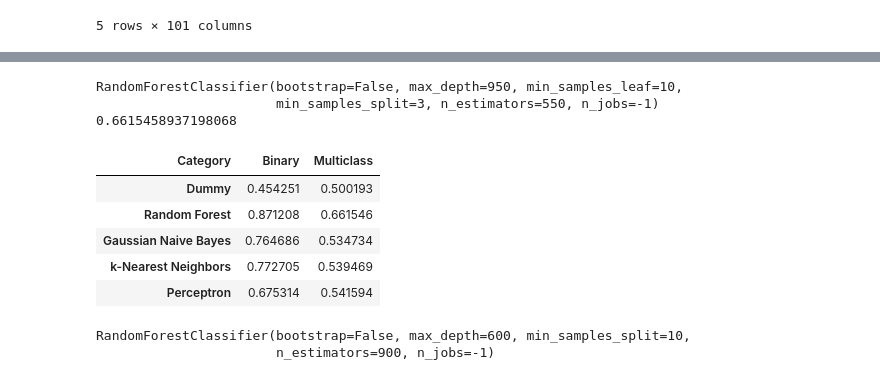
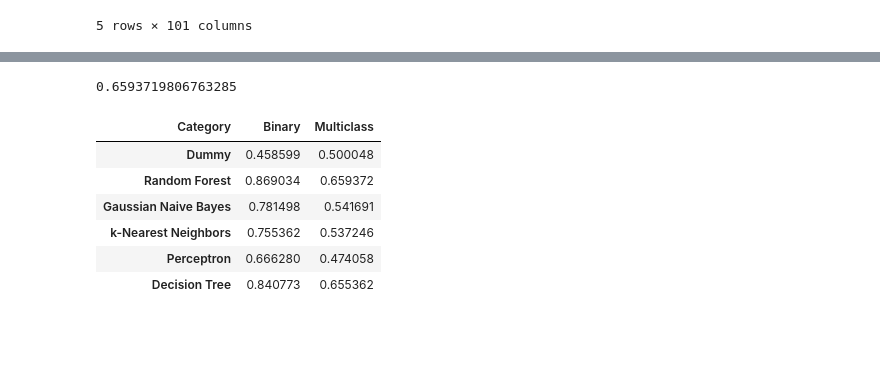
Before and after one commit to ToxPuro/Intro_to_ML_project, a Jupyter notebook: project.ipynb, the cells around one changed output, grey strips where cells are left out. Saved outputs shown, nothing was run; the diff lists cells and outputs as text; code cells hidden in the pictures; blank space fills up the shorter version.

```diff
--- a/project.ipynb
+++ b/project.ipynb
@@ -440,6 +487,5 @@ RandomForestClassifier(max_depth=700, max_features='sqrt', min_samples_leaf=8,
 # %%
-#Binary Random Forest
-from sklearn.ensemble import RandomForestClassifier
+#Multiclass Random Forest
 
 RFC = RandomForestClassifier(n_jobs=-1)
 
@@ -458,68 +504,32 @@ param_grid = {
 grid = RandomizedSearchCV(RFC, cv=10, param_distributions=param_grid, n_iter=100)
 grid.fit(features, target)
 
-print(grid.best_estimator_)
+multiclass_random_forest_table=pd.DataFrame(grid.cv_results_)
+multiclass_random_forest_table.sort_values(by=['rank_test_score', 'mean_test_score', 'std_test_score'], ascending=(True, False, True), inplace=True)
+multiclass_random_forest_table.reset_index(drop=True, inplace=True)
 
-df=pd.DataFrame(grid.cv_results_)
-df.sort_values(by=['rank_test_score', 'mean_test_score', 'std_test_score'], ascending=(True, False, True), inplace=True)
-df.reset_index(drop=True, inplace=True)
-df.head()
-
-print(df.loc[0, 'mean_test_score'])
-multiclass_random_forest_table = df.copy()
+print(multiclass_random_forest_table.loc[0, 'mean_test_score'])
 multiclass_forest = multiclass_random_forest_table.loc[0, 'mean_test_score']
 # %% [output]
-RandomForestClassifier(bootstrap=False, max_depth=950, min_samples_leaf=10,
-                       min_samples_split=3, n_estimators=550, n_jobs=-1)
-0.6615458937198068
+0.6593719806763285
 # %%
-binary_arr = [binary_dummy, binary_forest, binary_GNB, binary_kNN_acc[0], binary_perceptron, binary_tree]
+#Accuracy Comparison Table
+
+binary_arr = [binary_dummy, binary_forest, binary_GNB, binary_kNN_acc[0], binary_perceptron,
+              binary_tree_table['Accuracy'].iloc[0]]
 multiclass_arr = [multiclass_dummy, multiclass_forest, multiclass_GNB, multiclass_kNN_acc[0], chained_perceptron,
-                  multiclass_tree]
-names = ['Dummy', 'Random Forest', 'Gaussian Naive Bayes', 'k-Nearest Neighbors', 'Perceptron', 'Binary Tree']
+                  tree_table['Accuracy'].iloc[0]]
+names = ['Dummy', 'Random Forest', 'Gaussian Naive Bayes', 'k-Nearest Neighbors', 'Perceptron', 'Decision Tree']
 accuracy_table = pd.DataFrame(data=[binary_arr, multiclass_arr], columns=names)
 accuracy_table.index = ['Binary', 'Multiclass']
 accuracy_table.index.name = 'Category'
 accuracy_table = accuracy_table.transpose()
-accuracy_table.head()
+accuracy_table
 # %% [output]
 | Category | Binary | Multiclass |
-| Dummy | 0.454251 | 0.500193 |
-| Random Forest | 0.871208 | 0.661546 |
-| Gaussian Naive Bayes | 0.764686 | 0.534734 |
-| k-Nearest Neighbors | 0.772705 | 0.539469 |
-| Perceptron | 0.675314 | 0.541594 |
+| Dummy | 0.458599 | 0.500048 |
+| Random Forest | 0.869034 | 0.659372 |
+| Gaussian Naive Bayes | 0.781498 | 0.541691 |
+| k-Nearest Neighbors | 0.755362 | 0.537246 |
+| Perceptron | 0.666280 | 0.474058 |
+| Decision Tree | 0.840773 | 0.655362 |
-# %%
-forest_features = pd.read_csv('rf_binary.csv')
-forest_features.drop('Unnamed: 0', axis=1, inplace=True)
-forest_features.sort_values(by='Overall', ascending=False, inplace=True)
-
-binary_n = 5 #number of features to take
-target = binary['class']
-binary_feature_names = forest_features.loc[:binary_n-1, 'names'].to_numpy()
-binary_features = binary[binary_feature_names]
-
-param_grid = {
-    'n_estimators':list(range(50, 1001, 50)),
-    'max_features': ['auto','sqrt'],
-    'max_depth': list(range(50, 1001, 50))+[None],
-    'min_samples_split': list(range(2, 11)),
-    'min_samples_leaf': list(range(1, 11)),
-    'bootstrap': [True,False]
-}
-
-grid = RandomizedSearchCV(RFC, cv=10, param_distributions=param_grid, n_iter=100)
-grid.fit(features, target)
-
-print(grid.best_estimator_)
-
-binary_random_forest_final_table=pd.DataFrame(grid.cv_results_)
-binary_random_forest_final_table.sort_values(by=['rank_test_score', 'mean_test_score', 'std_test_score'],
-                                       ascending=(True, False, True), inplace=True)
-binary_random_forest_final_table.reset_index(drop=True, inplace=True)
-binary_random_forest_final_table.head()
-
-binary_random_forest_final = binary_random_forest_final_table.loc[0]
-# %% [output]
-RandomForestClassifier(bootstrap=False, max_depth=600, min_samples_split=10,
-                       n_estimators=900, n_jobs=-1)
```
Also changed, not shown: parts of 26 cells of this notebook.
